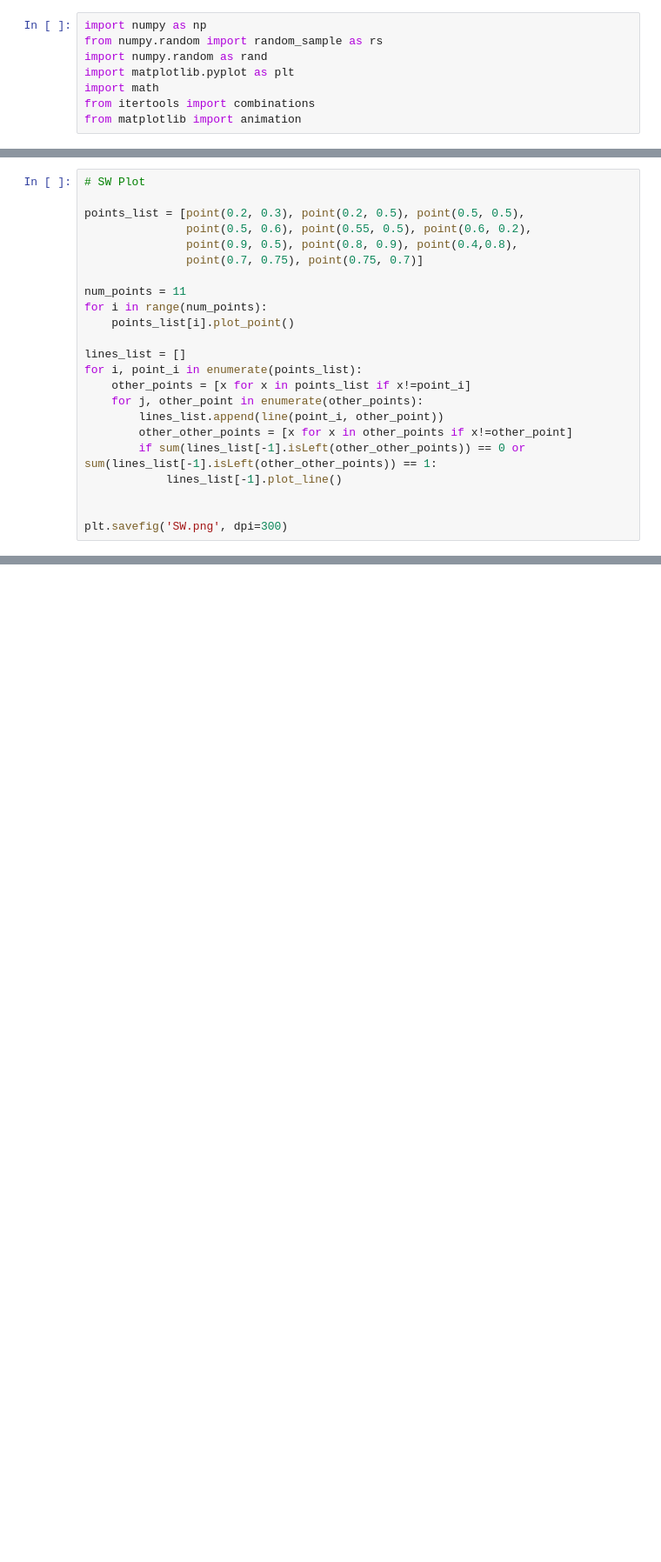
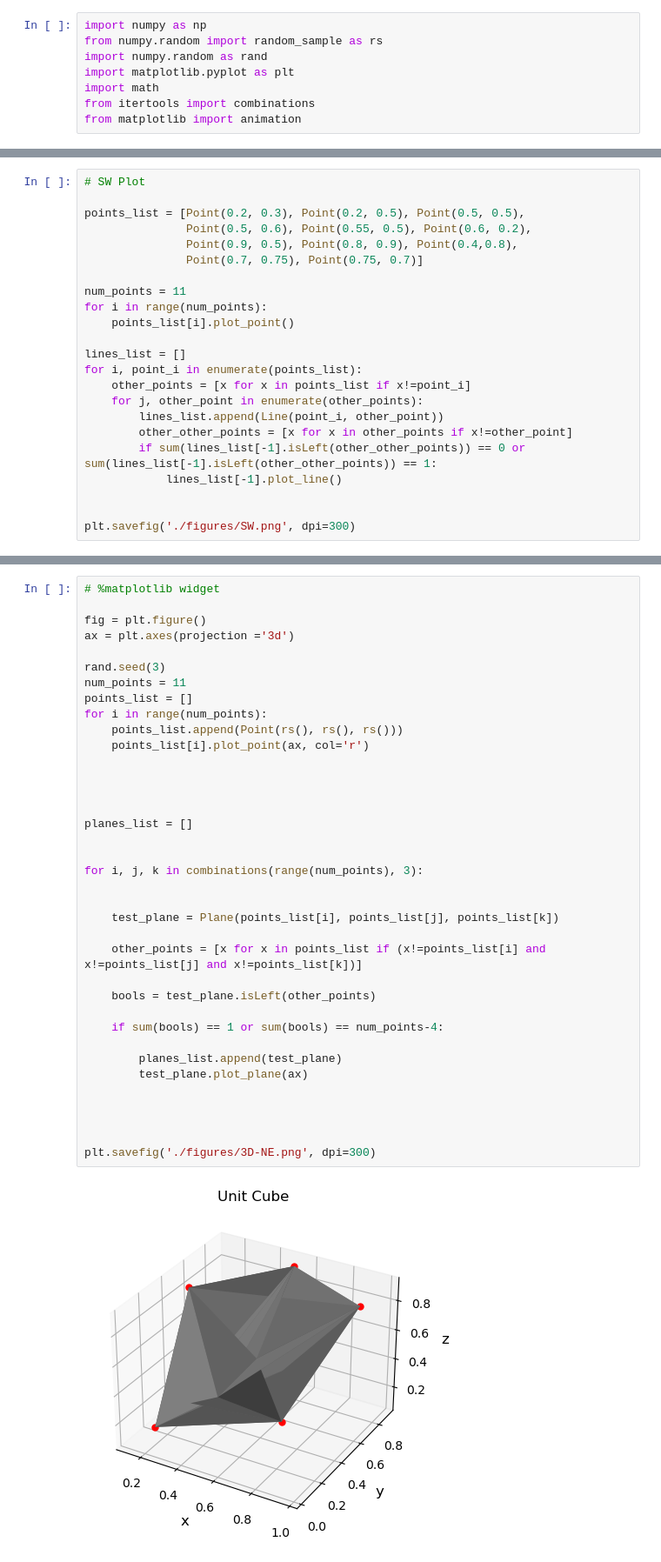
Before and after one commit to kmccoy3/3D-DataReduction-DataVis, a Jupyter notebook: sandbox.ipynb, the cells around one changed output, grey strips where cells are left out. Shown at 87% size. Drawn from its saved outputs; the diff is of its cells as text; blank space fills up the shorter version.

```diff
--- a/sandbox.ipynb
+++ b/sandbox.ipynb
@@ -153,10 +158,10 @@ plt.savefig('NE.png', dpi=300)
 # %%
 # SW Plot
 
-points_list = [point(0.2, 0.3), point(0.2, 0.5), point(0.5, 0.5),
-               point(0.5, 0.6), point(0.55, 0.5), point(0.6, 0.2),
-               point(0.9, 0.5), point(0.8, 0.9), point(0.4,0.8),
-               point(0.7, 0.75), point(0.75, 0.7)]
+points_list = [Point(0.2, 0.3), Point(0.2, 0.5), Point(0.5, 0.5),
+               Point(0.5, 0.6), Point(0.55, 0.5), Point(0.6, 0.2),
+               Point(0.9, 0.5), Point(0.8, 0.9), Point(0.4,0.8),
+               Point(0.7, 0.75), Point(0.75, 0.7)]
 
 num_points = 11
 for i in range(num_points):
@@ -166,13 +171,13 @@ lines_list = []
 for i, point_i in enumerate(points_list):
     other_points = [x for x in points_list if x!=point_i]
     for j, other_point in enumerate(other_points):
-        lines_list.append(line(point_i, other_point))
+        lines_list.append(Line(point_i, other_point))
         other_other_points = [x for x in other_points if x!=other_point]
         if sum(lines_list[-1].isLeft(other_other_points)) == 0 or sum(lines_list[-1].isLeft(other_other_points)) == 1:
             lines_list[-1].plot_line()
 
 
-plt.savefig('SW.png', dpi=300)
+plt.savefig('./figures/SW.png', dpi=300)
 # %% [output]
 [figure]
 # %%
@@ -471,2 +469,41 @@ rot_animation.save('rotation.gif', dpi=80, writer='imagemagick')
 # %% [output]
 MovieWriter imagemagick unavailable; using Pillow instead.
+# %%
+# %matplotlib widget
+
+fig = plt.figure()
+ax = plt.axes(projection ='3d')
+
+rand.seed(3)
+num_points = 11
+points_list = []
+for i in range(num_points):
+    points_list.append(Point(rs(), rs(), rs()))
+    points_list[i].plot_point(ax, col='r')
+
+
+
+
+planes_list = []
+
+
+for i, j, k in combinations(range(num_points), 3):
+
+
+    test_plane = Plane(points_list[i], points_list[j], points_list[k])
+
+    other_points = [x for x in points_list if (x!=points_list[i] and x!=points_list[j] and x!=points_list[k])]
+
+    bools = test_plane.isLeft(other_points)
+
+    if sum(bools) == 1 or sum(bools) == num_points-4:
+
+        planes_list.append(test_plane)
+        test_plane.plot_plane(ax)
+
+
+
+
+plt.savefig('./figures/3D-NE.png', dpi=300)
+# %% [output]
+[figure, added]
```
Also changed, not shown: parts of 10 cells of this notebook, 12 other files.
